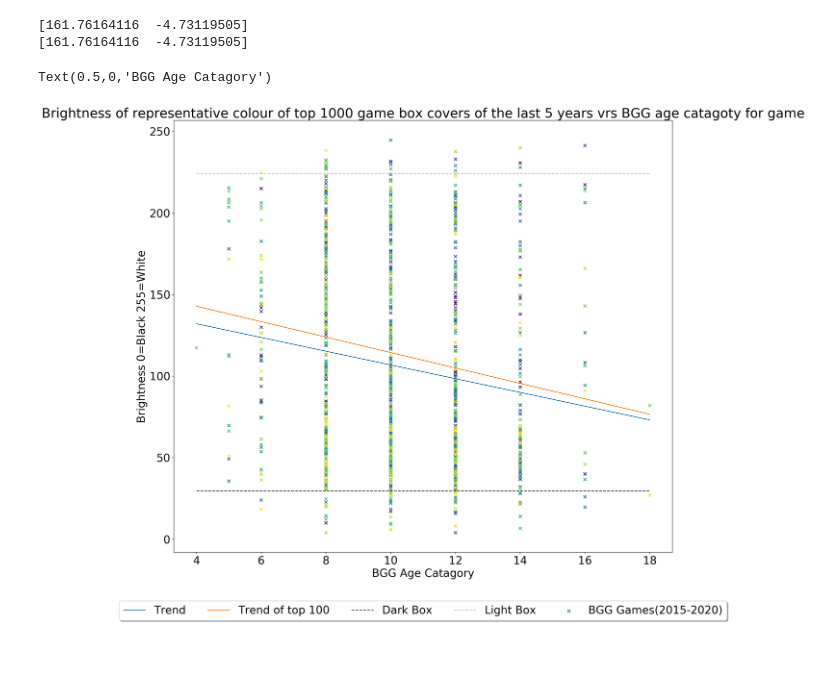
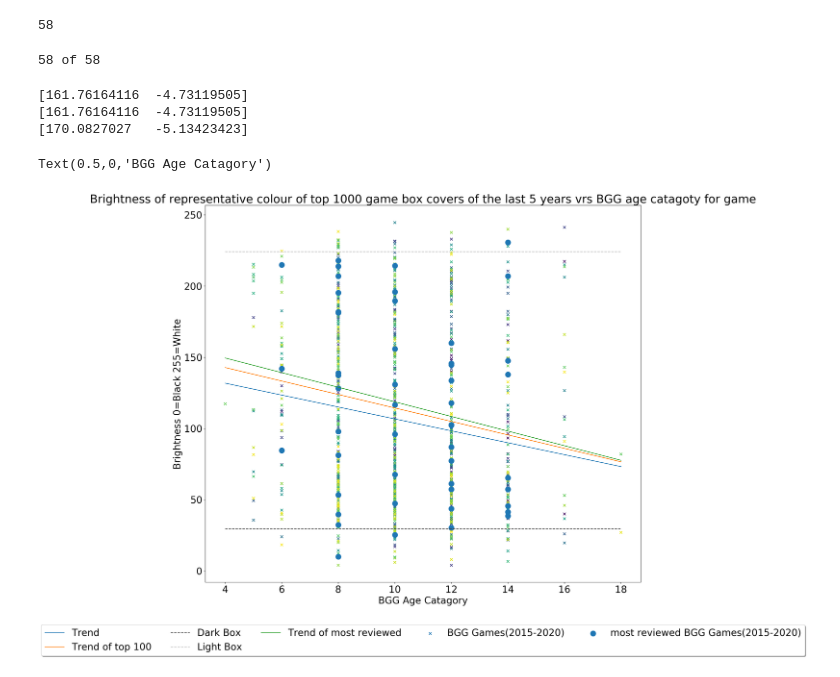
Before and after one commit to markbasham/BoardGameColour, a Jupyter notebook: BoardgameGeekColourMapper.ipynb, the cells around one changed output. Saved outputs shown, nothing was run; the diff lists cells and outputs as text; code cells hidden in the pictures.

Commit message:
Added top popular games
and cleaned up old code

```diff
--- a/BoardgameGeekColourMapper.ipynb
+++ b/BoardgameGeekColourMapper.ipynb
@@ -48,3 +50,38 @@ for game in games:
+# %%
+# Get a list of the top games by reviews
+pop_games = []
+for i in range(1,5):
+    url = 'https://boardgamegeek.com/browse/boardgame/page/'+str(i)+'?sort=numvoters&sortdir=desc'
+    soup = BeautifulSoup(requests.get(url).text, 'html.parser')
+    pop_games.extend([x.find_all('a')[1]['href'] for x in soup.find_all(id="row_") if in_date(x) ])
+print(len(pop_games))
+# %% [output]
+58
+# %%
+import json
+import statistics
+import sys
+pop_params = []
+total = len(pop_games)
+sys.stdout.write('0 of '+str(total))
+for game in pop_games:
+    try:
+        url = 'https://boardgamegeek.com'+game
+        soup = BeautifulSoup(requests.get(url).text, 'html.parser')
+        image_url = json.loads(soup.find_all('script')[-1].next)['image']
+        colour_thief = ct.ColorThief(BytesIO(requests.get(image_url).content))
+        greyscale = statistics.mean(colour_thief.get_color(quality=1))
+        age_string = soup.find_all('script')[0].next
+        age_pos = age_string.find(',"playerage":"')
+        age = int(age_string[age_pos+14:age_pos+20].split('+')[0])
+        pop_params.append((greyscale, age))
+        sys.stdout.write('\r')
+        sys.stdout.write(str(len(pop_params))+' of '+str(total))
+        sys.stdout.flush()
+    except:
+        pass
+# %% [output]
+58 of 58
 # %%
 import numpy as np
 from numpy.polynomial.polynomial import polyfit
@@ -62,30 +99,41 @@ print(pfb[0])
 
 pf = polyfit(x[100:1000], y[100:1000], 1, full=True)
 print(pfb[0])
+
+greyscales, ages = zip(*pop_params)
+pop_x = np.array(ages[0:50])
+pop_y = np.array(greyscales[0:50])
+
+pop_pf = polyfit(pop_x, pop_y, 1, full=True)
+print(pop_pf[0])
 # %% [output]
 [161.76164116  -4.73119505]
 [161.76164116  -4.73119505]
+[170.0827027   -5.13423423]
 # %%
 %matplotlib inline
 import matplotlib.pyplot as plt
 
 plt.figure(figsize=(18, 16), dpi= 150, facecolor='w', edgecolor='k')
 plt.rcParams.update({'font.size': 22})
 plt.scatter(x, y, c=np.arange(x.shape[0]), marker='x', label='BGG Games(2015-2020)')
 
 plt.plot(np.unique(x), pf[0][0] + pf[0][1] * np.unique(x), '-', label='Trend')
 plt.plot(np.unique(x), pfb[0][0] + pfb[0][1] * np.unique(x), '-', label='Trend of top 100')
 #plt.plot(np.unique(x), (pf[0][0]+pf[1][2][0]*5) + (pf[0][1]-pf[1][2][1]*5) * np.unique(x), '-')
 #plt.plot(np.unique(x), (pf[0][0]-pf[1][2][0]*5) + (pf[0][1]+pf[1][2][1]*5) * np.unique(x), '-')
 
 plt.plot(np.unique(x), gsd + 0 * np.unique(x), '--', color='0.25', label='Dark Box')
 plt.plot(np.unique(x), gsl + 0 * np.unique(x), '--', color='0.75', label='Light Box')
 
+plt.scatter(pop_x, pop_y, marker='o', s=150, label='most reviewed BGG Games(2015-2020)')
+plt.plot(np.unique(x), pop_pf[0][0] + pop_pf[0][1] * np.unique(x), '-', label='Trend of most reviewed')
+
 plt.title("Brightness of representative colour of top 1000 game box covers of the last 5 years vrs BGG age catagoty for game")
 plt.legend(loc='upper center', bbox_to_anchor=(0.5, -0.1),
           fancybox=True, shadow=True, ncol=5)
 plt.ylabel('Brightness 0=Black 255=White')
 plt.xlabel('BGG Age Catagory')
 # %% [output]
 Text(0.5,0,'BGG Age Catagory')
-[figure, old version]
+[figure, new version]
```
Also changed, not shown: parts of 40 cells of this notebook.
